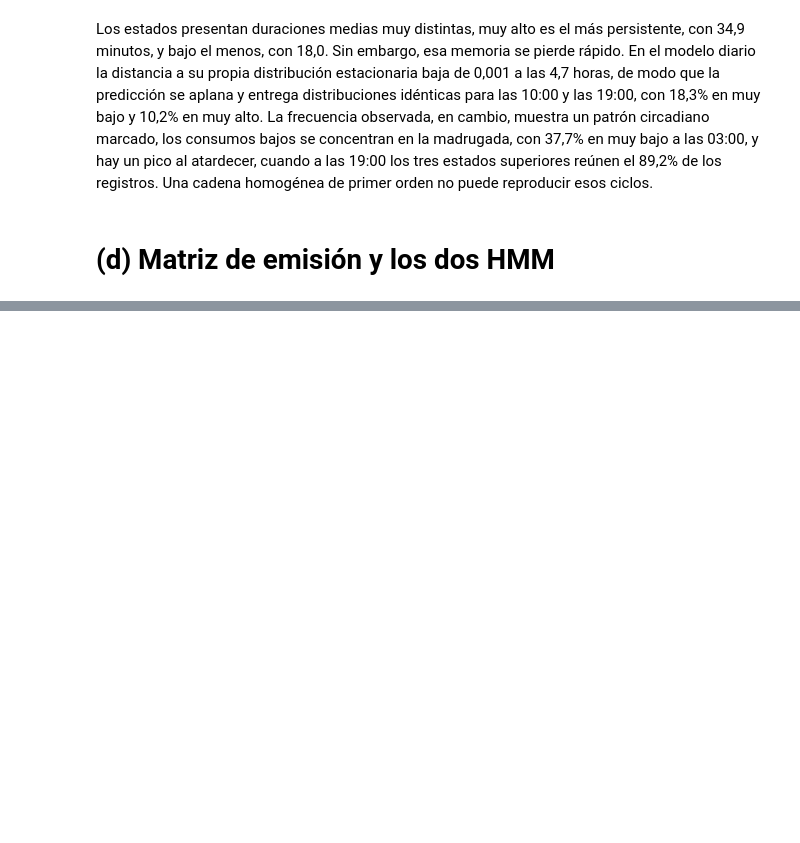
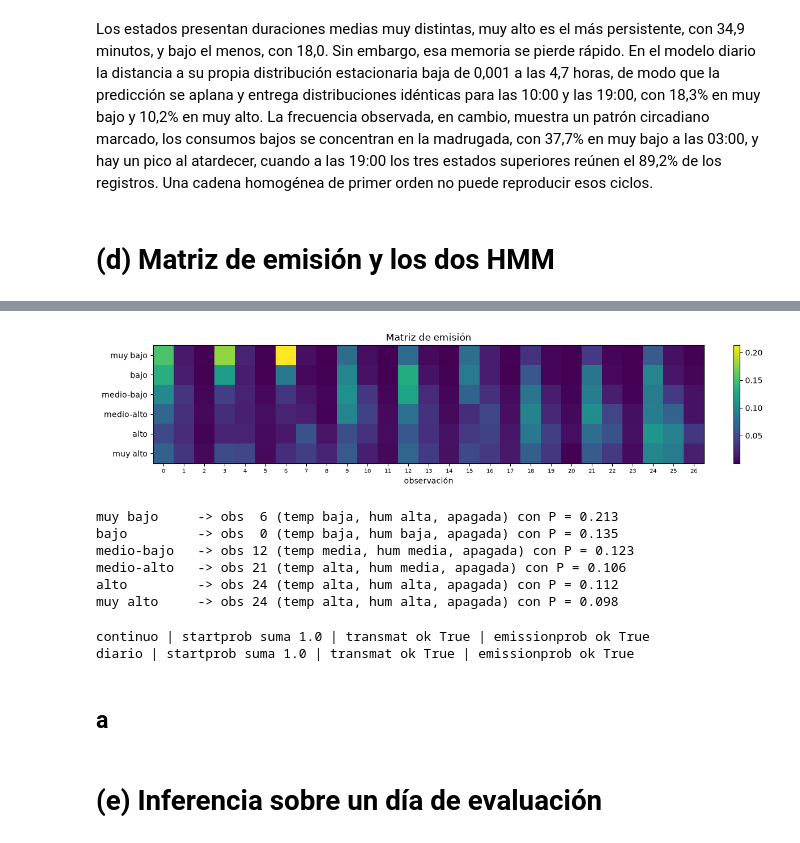
Before and after one commit to Shimumuu/Tareas_AI_2026, a Jupyter notebook: Magdalena_Correa_Martin_Melo_Tarea1_Part2.ipynb, the cells around one changed output, grey strips where cells are left out. Cells and saved outputs as stored; diff of their text form; code cells hidden in the pictures; blank space fills up the shorter version.

```diff
--- a/Magdalena_Correa_Martin_Melo_Tarea1_Part2.ipynb
+++ b/Magdalena_Correa_Martin_Melo_Tarea1_Part2.ipynb
@@ -527,3 +527,15 @@ for pasos, etiqueta in [(60, "10:00"), (114, "19:00")]:
 Los estados presentan duraciones medias muy distintas, muy alto es el más persistente, con 34,9 minutos, y bajo el menos, con 18,0. Sin embargo, esa memoria se pierde rápido. En el modelo diario la distancia a su propia distribución estacionaria baja de 0,001 a las 4,7 horas, de modo que la predicción se aplana y entrega distribuciones idénticas para las 10:00 y las 19:00, con 18,3% en muy bajo y 10,2% en muy alto. La frecuencia observada, en cambio, muestra un patrón circadiano marcado, los consumos bajos se concentran en la madrugada, con 37,7% en muy bajo a las 03:00, y hay un pico al atardecer, cuando a las 19:00 los tres estados superiores reúnen el 89,2% de los registros. Una cadena homogénea de primer orden no puede reproducir esos ciclos.
 # %% [markdown]
 # (d) Matriz de emisión y los dos HMM
+# %%
+C_emis = np.zeros((6, 27))
+for s, o in zip(train["estado"], train["obs"]):
+    C_emis[s, o] += 1
+
+B = (C_emis + 1) / (C_emis + 1).sum(axis=1, keepdims=True)
+
+print("registros por estado:", C_emis.sum(axis=1).astype(int))
+print("celdas en cero:", int((C_emis == 0).sum()), "de", C_emis.size)
+print("filas suman 1:", np.allclose(B.sum(axis=1), 1))
+
+pd.DataFrame(B.round(4), index=estados, columns=[f"o{k}" for k in range(27)]).iloc[:, :13]
@@ -529,0 +553,49 @@ Los estados presentan duraciones medias muy distintas, muy alto es el más persi
+# %%
+fig, ax = plt.subplots(figsize=(12, 3))
+im = ax.imshow(B, aspect="auto")
+ax.set_yticks(range(6))
+ax.set_yticklabels(estados)
+ax.set_xticks(range(27))
+ax.set_xticklabels(range(27), fontsize=7)
+ax.set_xlabel("observación")
+ax.set_title("Matriz de emisión")
+fig.colorbar(im, ax=ax, fraction=0.02)
+plt.tight_layout()
+plt.show()
+
+# observación más probable de cada estado, para ver si tiene sentido
+for i in range(6):
+    o = int(B[i].argmax())
+    print(f"{estados[i]:12s} -> obs {o:2d} ({nombres_t[o//9]}, {nombres_h[(o%9)//3]}, {nombres_l[o%3]}) "
+          f"con P = {B[i, o]:.3f}")
+# %% [output]
+[figure, added]
+muy bajo     -> obs  6 (temp baja, hum alta, apagada) con P = 0.213
+bajo         -> obs  0 (temp baja, hum baja, apagada) con P = 0.135
+medio-bajo   -> obs 12 (temp media, hum media, apagada) con P = 0.123
+medio-alto   -> obs 21 (temp alta, hum media, apagada) con P = 0.106
+alto         -> obs 24 (temp alta, hum alta, apagada) con P = 0.112
+muy alto     -> obs 24 (temp alta, hum alta, apagada) con P = 0.098
+# %%
+# init_params y params vacíos para que hmmlearn no reestime nada y use mis parámetros
+def armar_hmm(pi, A):
+    m = CategoricalHMM(n_components=6, n_features=27, init_params="", params="")
+    m.startprob_ = pi
+    m.transmat_ = A
+    m.emissionprob_ = B
+    return m
+
+hmm_cont = armar_hmm(pi_cont, A_cont)
+hmm_dia = armar_hmm(pi_dia, A_dia)
+
+for nombre, m in [("continuo", hmm_cont), ("diario", hmm_dia)]:
+    print(nombre, "| startprob suma", round(m.startprob_.sum(), 6),
+          "| transmat ok", np.allclose(m.transmat_.sum(1), 1),
+          "| emissionprob ok", np.allclose(m.emissionprob_.sum(1), 1))
+# %% [output]
+continuo | startprob suma 1.0 | transmat ok True | emissionprob ok True
+diario | startprob suma 1.0 | transmat ok True | emissionprob ok True
+# %% [markdown]
+## a
+# %% [markdown]
+# (e) Inferencia sobre un día de evaluación
```
Also changed, not shown: parts of 12 cells of this notebook.
